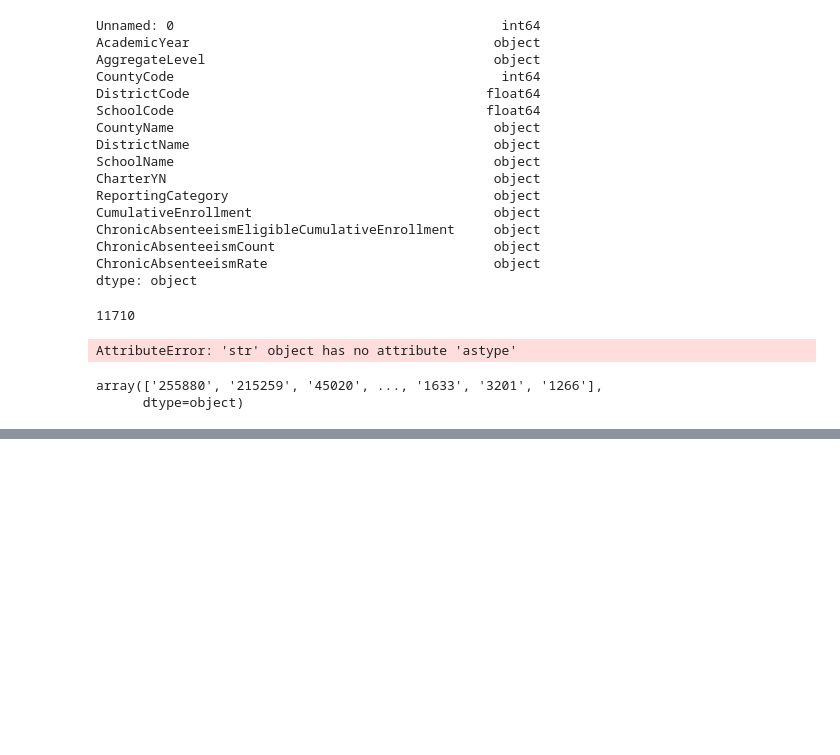
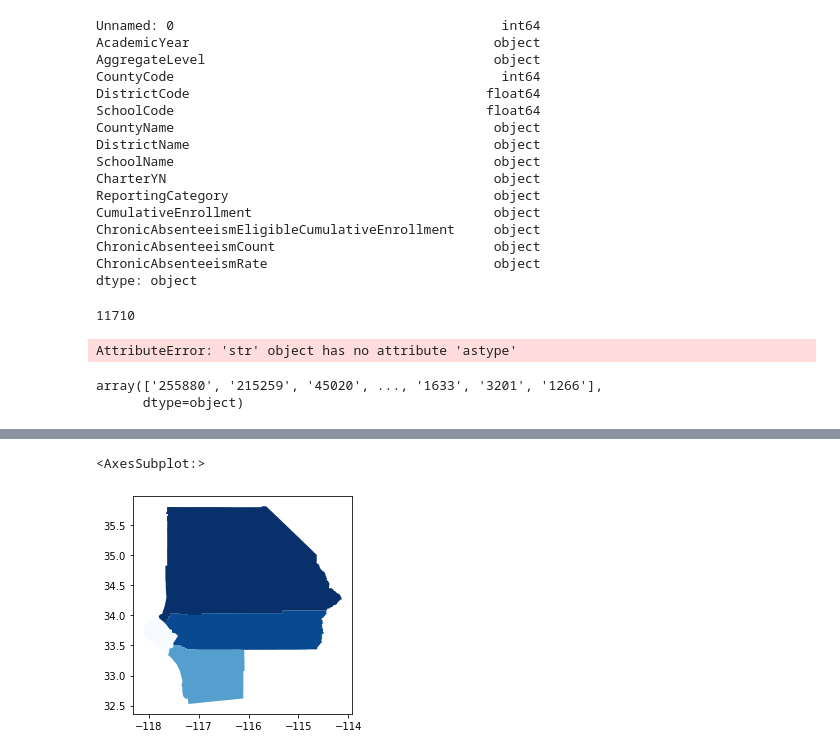
Before and after one commit to nnasr001/PBPL280S21Project1, a Jupyter notebook: attendance_data.ipynb, the cells around one changed output, grey strips where cells are left out. Saved outputs shown, nothing was run; the diff lists cells and outputs as text; code cells hidden in the pictures; blank space fills up the shorter version.

```diff
--- a/attendance_data.ipynb
+++ b/attendance_data.ipynb
@@ -159,0 +369,5 @@ ValueError: could not convert string to float: '*'
+# %%
+counties.plot("absentrate",cmap="Blues")
+# %% [output]
+<AxesSubplot:>
+[figure, added]
```
Also changed, not shown: parts of 43 cells of this notebook, 2 other files.
